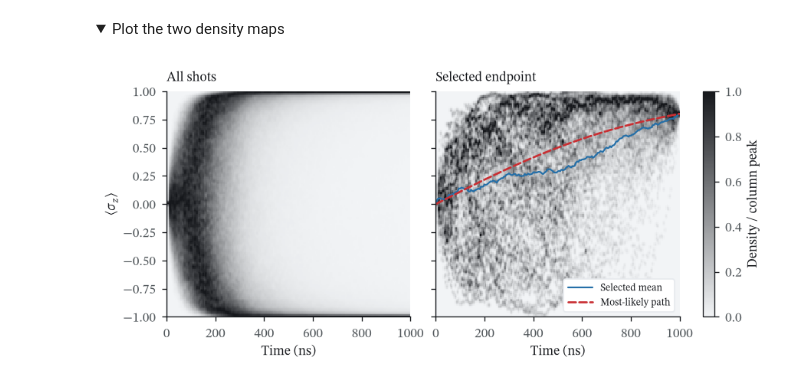
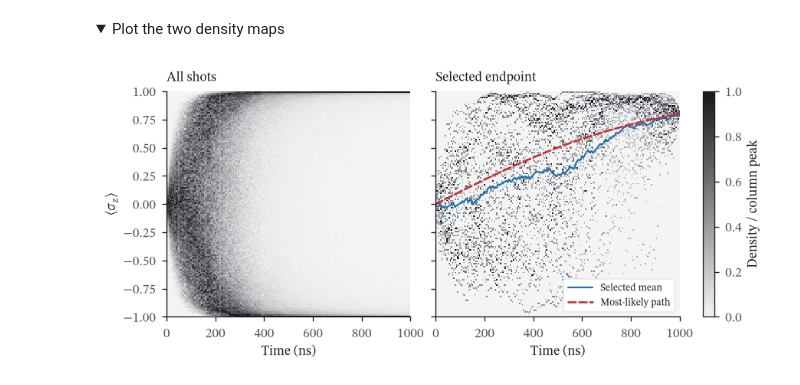
Before and after one commit to quchip/quchip, a Jupyter notebook: examples/04_continuous_measurement.ipynb, the cells around one changed output. Drawn from its saved outputs; the diff is of its cells as text; code cells hidden in the pictures; folded sections open.

```diff
--- a/examples/04_continuous_measurement.ipynb
+++ b/examples/04_continuous_measurement.ipynb
@@ -22,29 +24,31 @@ the settled fields for the qubit in $|0\rangle$ and $|1\rangle$.
 # %%
 import numpy as np
 from quchip import (
-    RWA, ChargeDrive, Chip, CrossKerr, DuffingTransmon,
-    QuantumSequence, Resonator, Square,
+    RWA, ChargeDrive, Chip, CrossKerr, Qubit, QuantumSequence, Resonator, Square,
 )
 
-amplitude = 0.008                       # GHz
-kappa = 2 * np.pi * 0.020              # 1/ns
-q = DuffingTransmon(freq=5.0, anharmonicity=-0.25, levels=2, label="q")
+amplitude = 0.008                     # charge-drive amplitude, GHz
+kappa = 2 * np.pi * 0.020             # resonator linewidth, 1/ns
+q = Qubit(freq=5.0, label="q")
 r = Resonator(freq=6.0, levels=12, T1=1 / kappa, label="r")
 readout = Chip(
     [q, r], couplings=[CrossKerr(q, r, chi=-0.004, label="qr")],
     frame={"q": 5.0, "r": 5.998}, approximation=RWA(),
 )
+
 drive = ChargeDrive(r, label="readout")
 _ = readout.wire(drive)
 sequence = QuantumSequence(readout)
 _ = sequence.schedule(
     drive, envelope=Square(duration=400.0, amplitude=amplitude), freq=5.998,
 )
+
 branches = sequence.simulate_batch(
     sequence.vary("initial_state", [{"q": 0, "r": 0}, {"q": 1, "r": 0}]),
     tlist=np.arange(401.0), e_ops=readout.e_ops(r=["a", "n"]),
     states="none", progress=False,
 )
+
 alpha = np.array([branch.expect(r, 0)[-1] for branch in branches])
 nbar = float(branches[1].expect(r, 1)[-1].real)
 gamma = float(kappa * abs(alpha[0] - alpha[1]) ** 2 / 2)
@@ -208,26 +307,31 @@ Endpoint-selected shots: 89 of 6769
 <summary>Plot the two density maps</summary>
 # %%
 from matplotlib.colors import LinearSegmentedColormap
-from scipy.ndimage import gaussian_filter
 
 edges = np.linspace(-1, 1, 161)
 cmap = LinearSegmentedColormap.from_list("measurement", ["#F2F4F6", "#16181C"])
-fig, axes = plt.subplots(1, 2, figsize=(7.2, 3.2), sharey=True, layout="constrained")
+density_images = []
+
+density_fig, axes = plt.subplots(1, 2, figsize=(7.2, 3.2), sharey=True, layout="constrained")
 for axis, paths, title in zip(axes, (z, z[conditioned]), ("All shots", "Selected endpoint")):
     counts = np.stack([np.histogram(paths[:, j], bins=edges)[0] for j in range(len(t))], axis=1)
-    density = gaussian_filter(counts.astype(float), sigma=(1.0, 0.7), mode="nearest")
+    density = counts.astype(float)
     density /= density.max(axis=0, keepdims=True)
     image = axis.imshow(density, origin="lower", aspect="auto", cmap=cmap, vmin=0, vmax=1,
                         extent=(-2.5, t[-1] + 2.5, -1, 1), interpolation="nearest")
+    density_images.append((image, density))
+
     axis.set(title=title, xlabel="Time (ns)", xlim=(0, t[-1]), ylim=(-1, 1))
     axis.grid(False)
+
 axes[0].set_ylabel(r"$\langle\sigma_z\rangle$")
-axes[1].plot(t, z[conditioned].mean(axis=0), color="#246FA8", lw=1.3, label="Selected mean")
-axes[1].plot(t, optimal, color="#C92F33", ls="--", lw=1.6, label="Most-likely path")
+selected_mean = z[conditioned].mean(axis=0)
+mean_line, = axes[1].plot(t, selected_mean, color="#246FA8", lw=1.3, label="Selected mean")
+optimal_line, = axes[1].plot(t, optimal, color="#C92F33", ls="--", lw=1.6, label="Most-likely path")
 axes[1].legend(loc="lower right", fontsize=8, frameon=True, framealpha=1,
                facecolor="#FFFFFF", edgecolor="#E7EAEE")
-fig.colorbar(image, ax=axes, label="Density / column peak", fraction=0.035, pad=0.02)
-fig.savefig("../docs/images/measurement_density.svg")
+density_fig.colorbar(image, ax=axes, label="Density / column peak", fraction=0.035, pad=0.02)
+density_fig.savefig("../docs/images/measurement_density.svg")
 plt.show()
 # %% [output]
-[figure, old version]
+[figure, new version]
```
Also changed, not shown: parts of 12 cells of this notebook, 44 other files.
